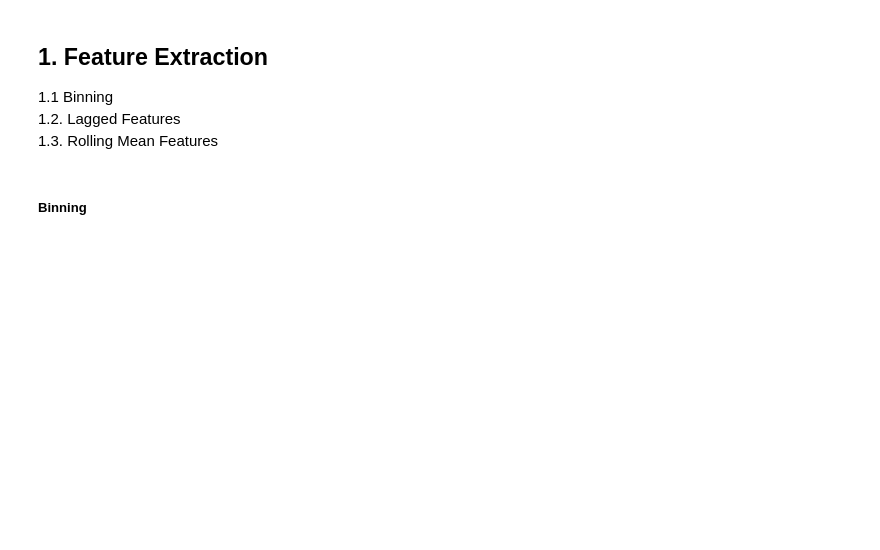
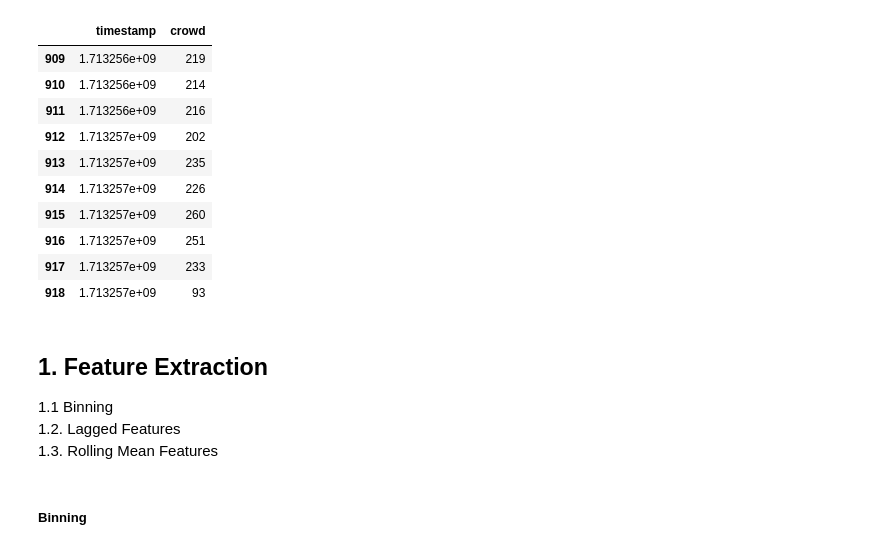
Before and after one commit to tonytziorvas/Lab, a Jupyter notebook: 1.model_training.ipynb, the cells around one changed output. Saved outputs shown, nothing was run; the diff lists cells and outputs as text; code cells hidden in the pictures; blank space fills up the shorter version.

```diff
--- a/1.model_training.ipynb
+++ b/1.model_training.ipynb
@@ -10,5 +18,18 @@ from xgboost import XGBClassifier
 # %%
 df = pd.read_csv("data/processed/most_crowded.csv")
+df.tail(10)
+# %% [output]
+|  | timestamp | crowd |
+| 909 | 1.713256e+09 | 219 |
+| 910 | 1.713256e+09 | 214 |
+| 911 | 1.713256e+09 | 216 |
+| 912 | 1.713257e+09 | 202 |
+| 913 | 1.713257e+09 | 235 |
+| 914 | 1.713257e+09 | 226 |
+| 915 | 1.713257e+09 | 260 |
+| 916 | 1.713257e+09 | 251 |
+| 917 | 1.713257e+09 | 233 |
+| 918 | 1.713257e+09 | 93 |
 # %% [markdown]
 ## 1. Feature Extraction
 
```
Also changed, not shown: parts of 20 cells of this notebook, 1 other file.
